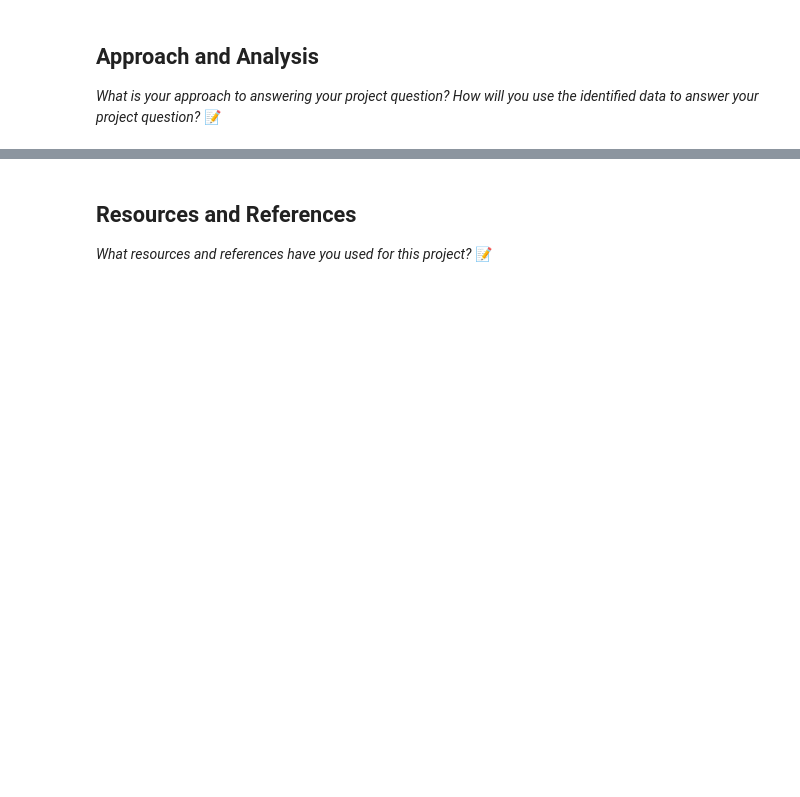
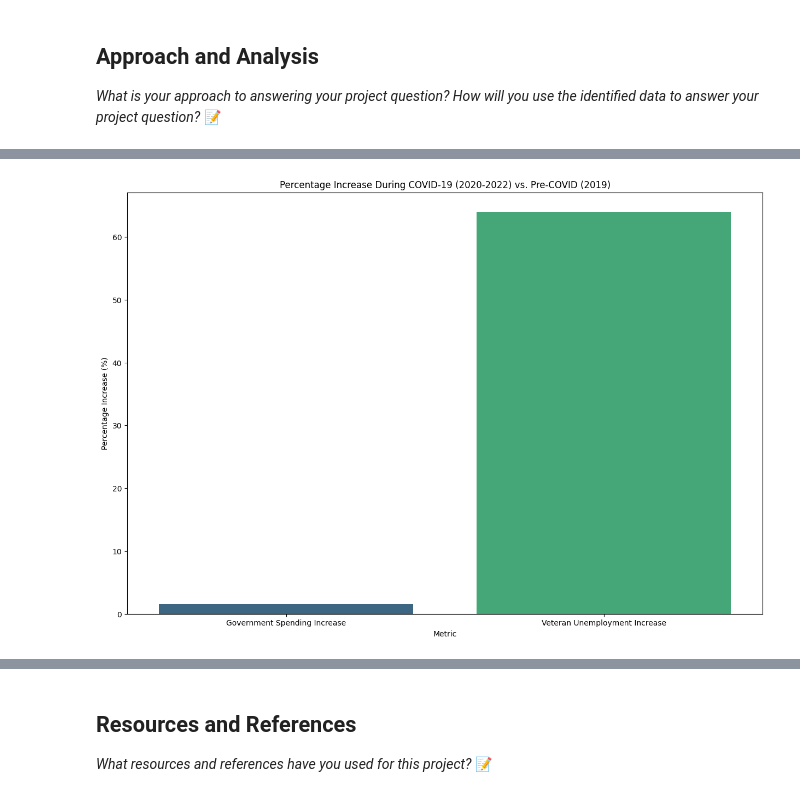
Before and after one commit to IT4063C-Fall24/final-project-vogelrj, a Jupyter notebook: source.ipynb, the cells around one changed output, grey strips where cells are left out. Saved outputs shown, nothing was run; the diff lists cells and outputs as text; code cells hidden in the pictures; blank space fills up the shorter version.

```diff
--- a/source.ipynb
+++ b/source.ipynb
@@ -112,0 +512,15 @@ I will merge the relevant information from the datasets using the year as a key.
+# %%
+data = {
+    "Metric": ["Government Spending Increase", "Veteran Unemployment Increase"],
+    "Percentage Increase": [spending_increase_pct, vet_unemployment_increase_pct]
+}
+
+increase_df = pd.DataFrame(data)
+
+plt.figure(figsize=(15, 10))
+sns.barplot(data=increase_df, x="Metric", y="Percentage Increase", palette="viridis")
+plt.title("Percentage Increase During COVID-19 (2020-2022) vs. Pre-COVID (2019)")
+plt.ylabel("Percentage Increase (%)")
+plt.show()
+# %% [output]
+[figure, added]
```
Also changed, not shown: parts of 33 cells of this notebook, 4 other files.
